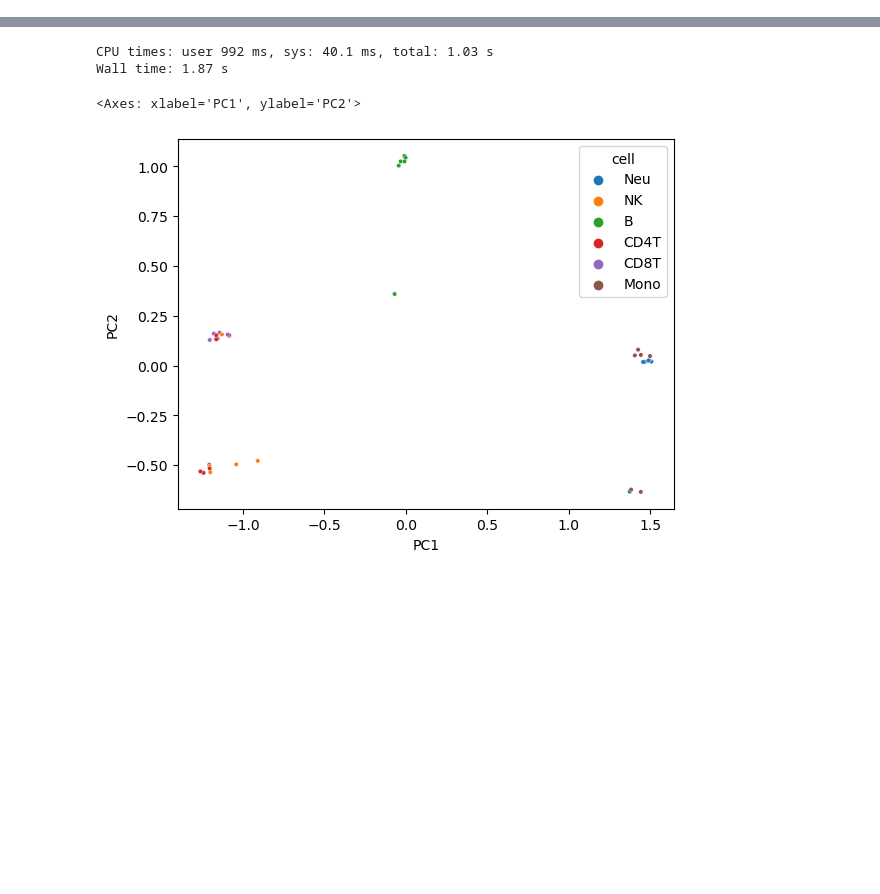
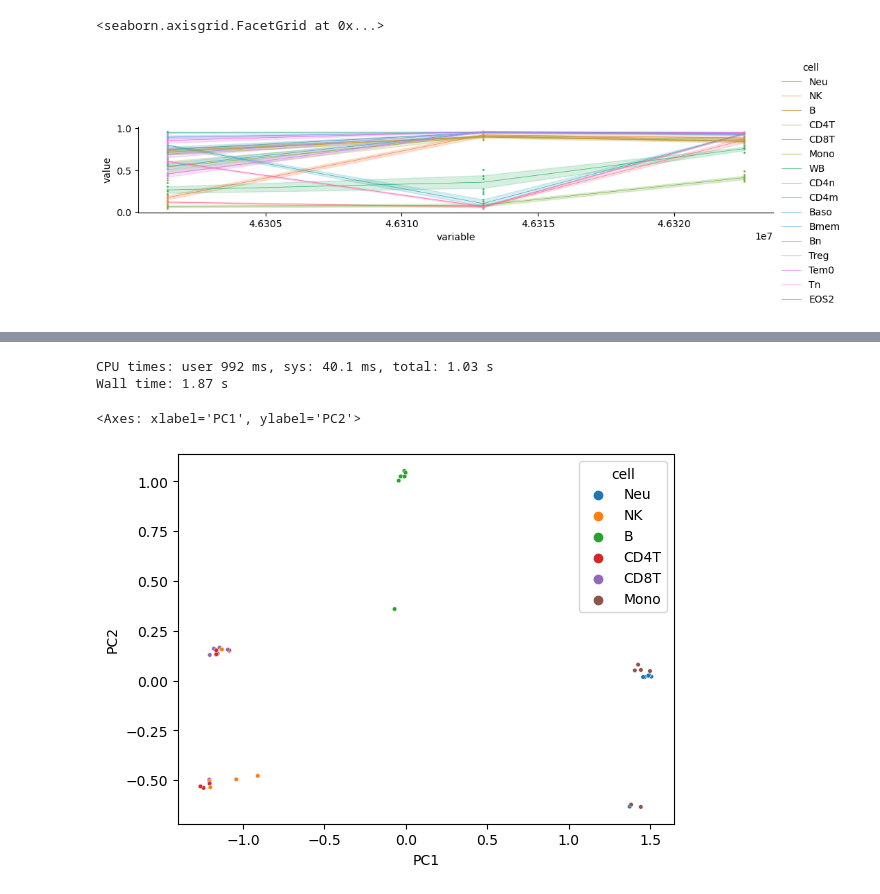
Before and after one commit to moqri/cell_comp, a Jupyter notebook: markers.ipynb, the cells around one changed output, grey strips where cells are left out. Saved outputs shown, nothing was run; the diff lists cells and outputs as text; code cells hidden in the pictures; blank space fills up the shorter version.

```diff
--- a/markers.ipynb
+++ b/markers.ipynb
@@ -64,0 +92,16 @@ dd=df-wb.dnam.median()
+# %%
+### Change cd3
+cd3=man[(man['gene']=='CCR2')][['pos']].sort_values('pos').iloc[:]
+cd3=man[(man['g'].between(3046312989-12000,3046312989+10000))][['pos']].sort_values('pos')
+cd3=cd3.join(dnam)
+ind=cd3['pos']
+cd3.index=cd3['pos']
+cd3=cd3.drop('pos',axis=1).T.join(meta.rename('cell'))
+plm=cd3.melt('cell')
+g = sns.FacetGrid(plm, hue='cell',height=2, aspect=5, )
+g.map(sns.scatterplot, "variable", "value",s=5)
+g.map(sns.lineplot, "variable", "value",linewidth = .5);
+g.add_legend()
+# %% [output]
+<seaborn.axisgrid.FacetGrid at 0x...>
+[figure, added]
```
Also changed, not shown: parts of 20 cells of this notebook.
